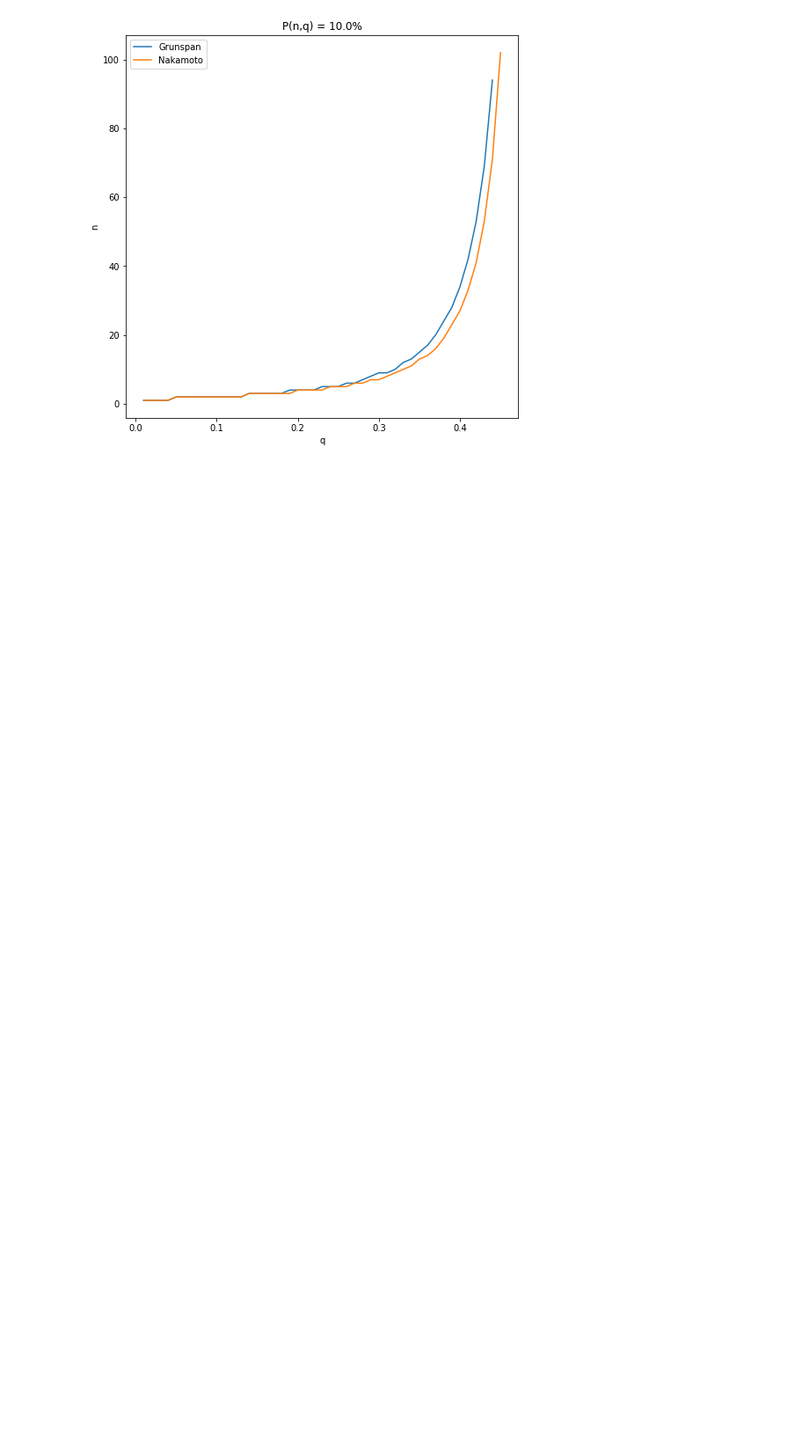
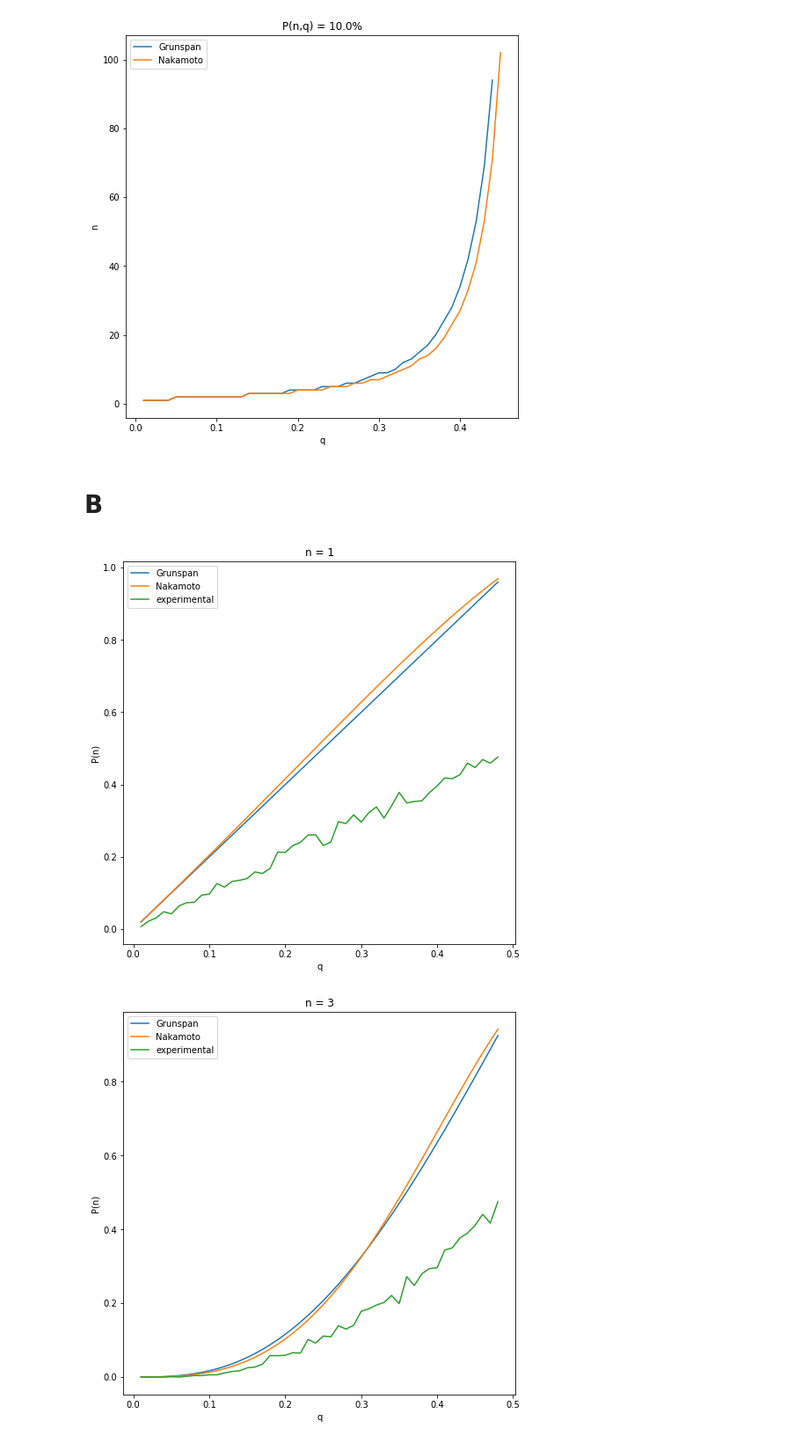
Before and after one commit to yurtsiv/pwr, a Jupyter notebook: masters/semester-1/alg-analysis/notebook/Lab 4.ipynb, the cells around one changed output. Shown at 88% size. Saved outputs shown, nothing was run; the diff lists cells and outputs as text; code cells hidden in the pictures; blank space fills up the shorter version.

```diff
--- a/masters/semester-1/alg-analysis/notebook/Lab 4.ipynb
+++ b/masters/semester-1/alg-analysis/notebook/Lab 4.ipynb
@@ -104,3 +104,5 @@ for p in ps:
 [figure]
 [figure]
 [figure]
+# %% [markdown]
+# B
@@ -106,0 +143,18 @@ for p in ps:
+# %%
+for n in ns:
+    plt.figure(1, figsize=(8, 8))
+    plt.xlabel("q")
+    plt.ylabel("P(n)")
+    plt.title("n = " + str(n))
+    x1, y1 = zip(*grunspan_for_ns[n])
+    x2, y2 = zip(*nakamoto_for_ns[n])
+    x3, y3 = zip(*experimental[n])
+
+    plt.plot(x1, y1, label="Grunspan")
+    plt.plot(x2, y2, label="Nakamoto")
+    plt.plot(x3, y3, label="experimental")
+    plt.legend()
+    plt.show()
+# %% [output]
+[figure, added]
+[figure, added]
```
Also changed, not shown: parts of 3 cells of this notebook.
